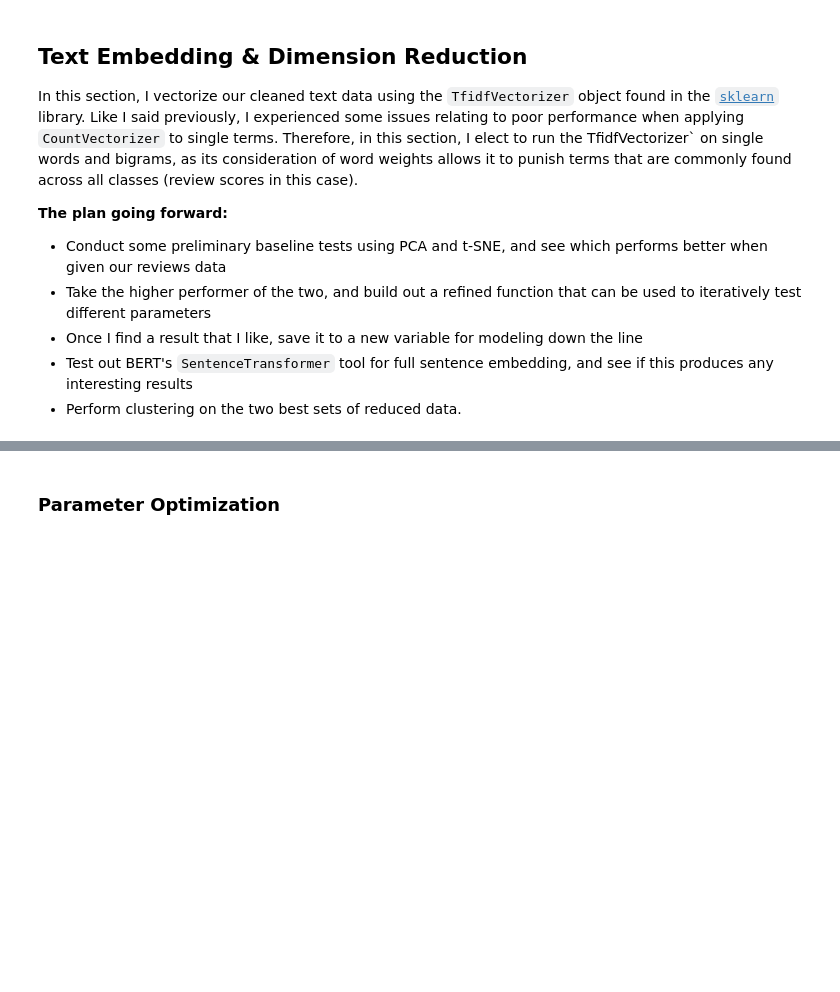
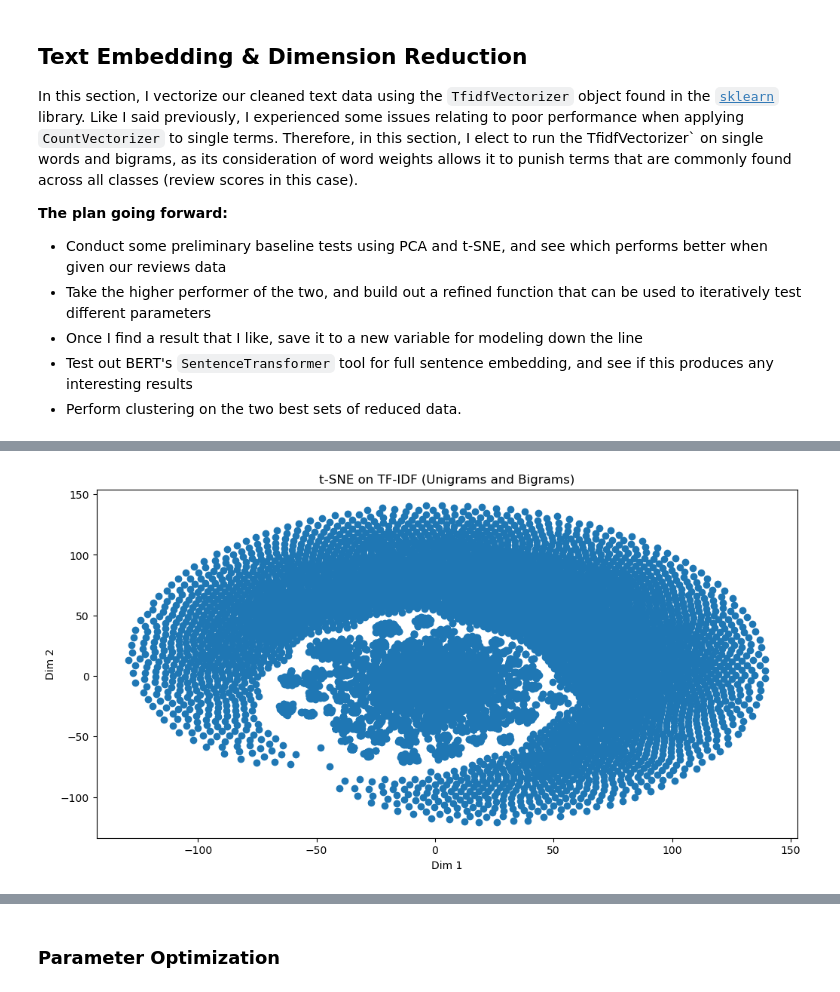
Before and after one commit to sm110101/portfolio_site, a Jupyter notebook: technical-details/unsupervised-learning/main.ipynb, the cells around one changed output, grey strips where cells are left out. Drawn from its saved outputs; the diff is of its cells as text; code cells hidden in the pictures; blank space fills up the shorter version.

```diff
--- a/technical-details/unsupervised-learning/main.ipynb
+++ b/technical-details/unsupervised-learning/main.ipynb
@@ -147,0 +185,10 @@ reviews['reviewTextClean'] = reviews['reviewTextClean'].astype(str)
+# %%
+# Plotting t-SNE results
+plt.figure(figsize=(12, 6))
+plt.scatter(tsne_data[:, 0], tsne_data[:, 1])
+plt.title("t-SNE on TF-IDF (Unigrams and Bigrams)")
+plt.xlabel("Dim 1")
+plt.ylabel("Dim 2")
+plt.show()
+# %% [output]
+[figure, added]
```
Also changed, not shown: parts of 9 cells of this notebook, 22 other files.
